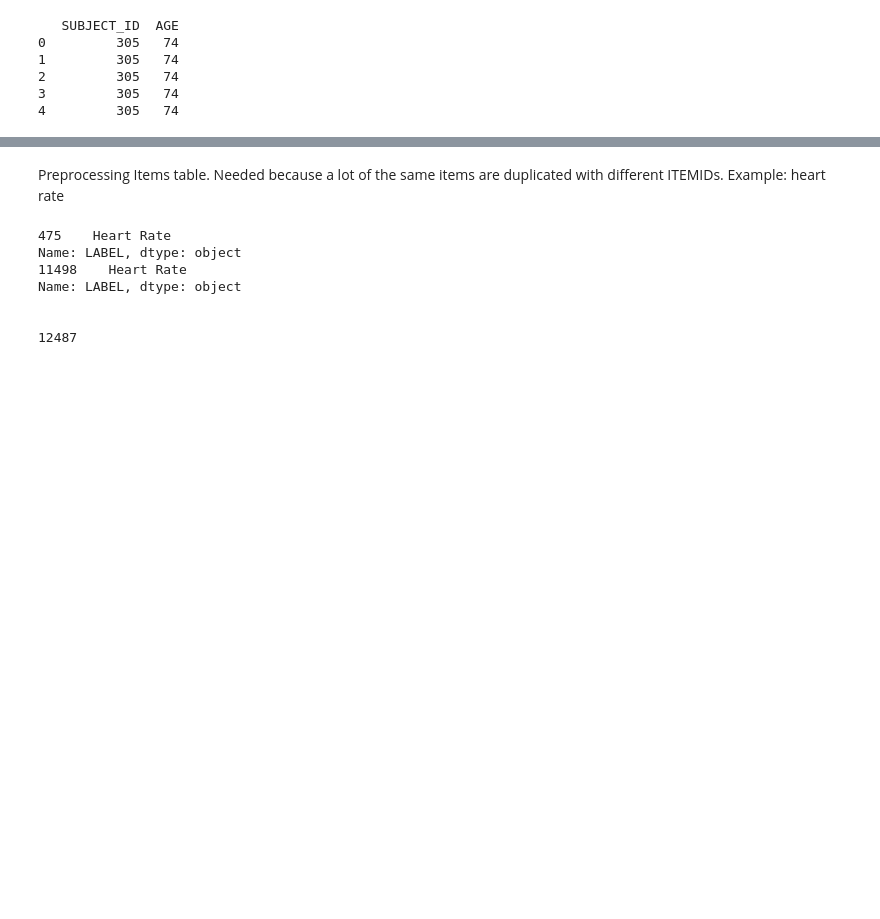
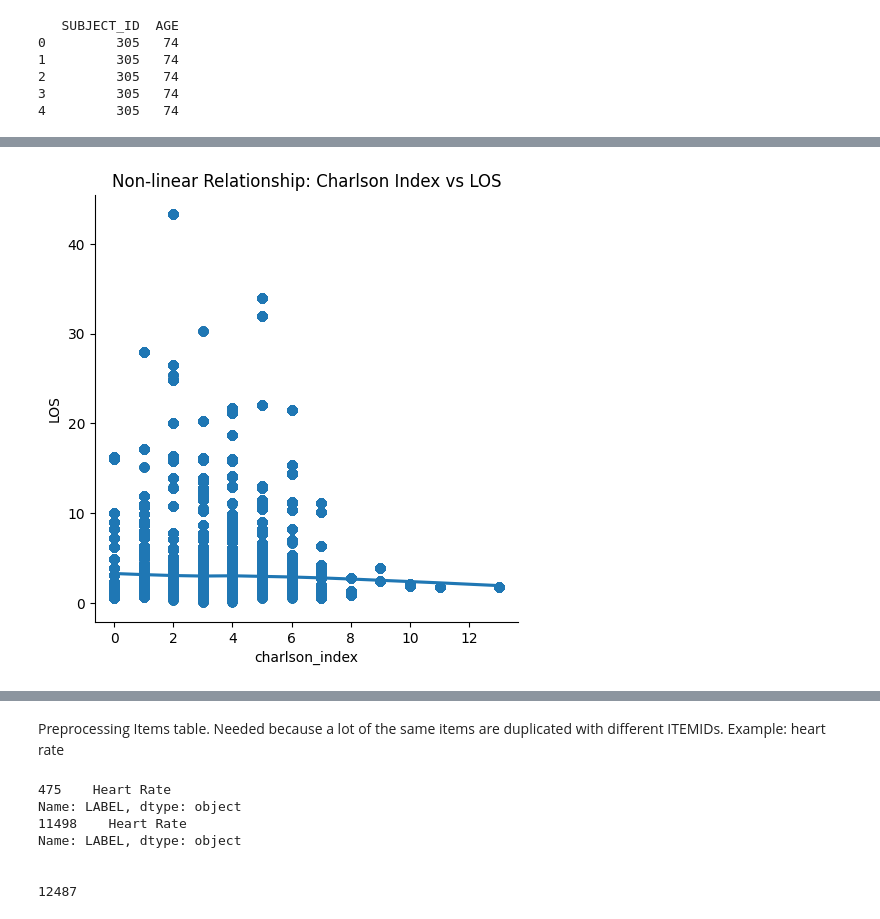
Before and after one commit to ossclaudia/Machine-Learning-2, a Jupyter notebook: projeto.ipynb, the cells around one changed output, grey strips where cells are left out. Saved outputs shown, nothing was run; the diff lists cells and outputs as text; code cells hidden in the pictures; blank space fills up the shorter version.

```diff
--- a/projeto.ipynb
+++ b/projeto.ipynb
@@ -654,3 +635,12 @@ Index(['ICUSTAY_ID', 'SUBJECT_ID', 'HADM_ID', 'LOS', 'ADMISSION_TYPE',
+# %%
+import seaborn as sns
+import matplotlib.pyplot as plt
+
+sns.lmplot(x='charlson_index', y='LOS', data=dataset, lowess=True)
+plt.title('Non-linear Relationship: Charlson Index vs LOS')
+plt.show()
+# %% [output]
+[figure, added]
 # %%
 corr[abs(corr.iloc[0]) > 0.08].iloc[:,0]
 # %% [output]
```
Also changed, not shown: parts of 44 cells of this notebook, 2 other files.
